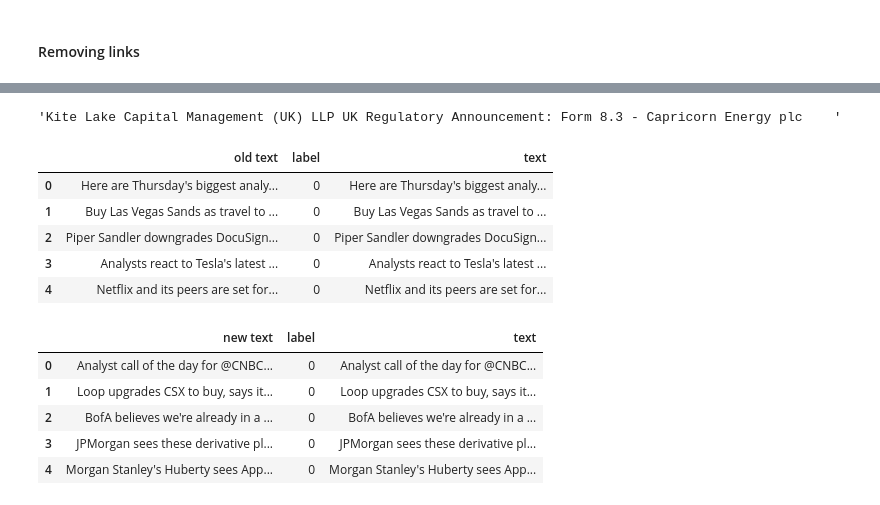
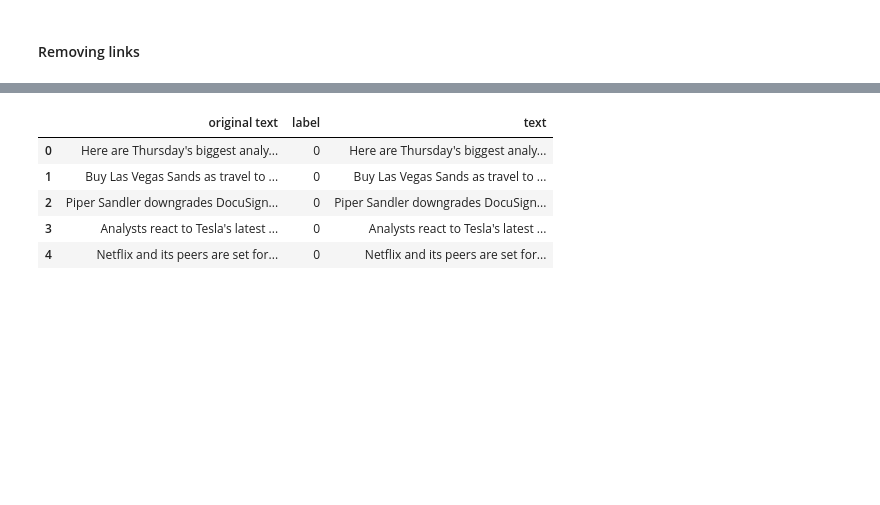
Before and after one commit to vincent-goldberg/w266-summer-2023, a Jupyter notebook: projectBackups/projectFiles/baselineAnalysis.ipynb, the cells around one changed output, grey strips where cells are left out. Saved outputs shown, nothing was run; the diff lists cells and outputs as text; code cells hidden in the pictures; blank space fills up the shorter version.

```diff
--- a/projectBackups/projectFiles/baselineAnalysis.ipynb
+++ b/projectBackups/projectFiles/baselineAnalysis.ipynb
@@ -126,9 +147,3 @@ t1
-# %%
-t2 = 'Kite Lake Capital Management (UK) LLP UK Regulatory Announcement: Form 8.3 - Capricorn Energy plc  https://t.co/RlQXQVjcrT  https://t.co/X0B2OO0eck'
-t3 = re.sub(r'http\S+','',t2)
-t3
-# %% [output]
-'Kite Lake Capital Management (UK) LLP UK Regulatory Announcement: Form 8.3 - Capricorn Energy plc    '
 # %%
 ## Function for removing links from text
 
@@ -156,24 +162,24 @@ clean_test_text = pd.DataFrame(clean_test_text, columns = ['Tweets'])
-# %%
-cleaned_train_data = pd.concat([raw_train_data.copy(), clean_train_text], axis = 1)
-cleaned_train_data.columns = ['old text', 'label', 'text']
-cleaned_test_data = pd.concat([raw_test_data.copy(), clean_test_text], axis = 1)
-cleaned_test_data.columns = ['old text', 'label', 'text']
-
-display(cleaned_train_data.head())
-display(cleaned_test_data.head())
-# %% [output]
-|  | old text | label | text |
-| 0 | Here are Thursday's biggest analy... | 0 | Here are Thursday's biggest analy... |
-| 1 | Buy Las Vegas Sands as travel to ... | 0 | Buy Las Vegas Sands as travel to ... |
-| 2 | Piper Sandler downgrades DocuSign... | 0 | Piper Sandler downgrades DocuSign... |
-| 3 | Analysts react to Tesla's latest ... | 0 | Analysts react to Tesla's latest ... |
-| 4 | Netflix and its peers are set for... | 0 | Netflix and its peers are set for... |
-|  | new text | label | text |
-| 0 | Analyst call of the day for @CNBC... | 0 | Analyst call of the day for @CNBC... |
-| 1 | Loop upgrades CSX to buy, says it... | 0 | Loop upgrades CSX to buy, says it... |
-| 2 | BofA believes we're already in a ... | 0 | BofA believes we're already in a ... |
-| 3 | JPMorgan sees these derivative pl... | 0 | JPMorgan sees these derivative pl... |
-| 4 | Morgan Stanley's Huberty sees App... | 0 | Morgan Stanley's Huberty sees App... |
+# %%
+# Removing links from train data
+clean_train_text = remove_links(raw_data['text'])
+
+# turning list into df
+clean_train_text = pd.DataFrame(clean_train_text, columns = ['Tweets'])
+
+# concatenating cleaned tweets with original df
+cleaned_train_data = pd.concat([raw_data, clean_train_text], axis=1)
+
+# relabeling column names
+cleaned_train_data.columns = ['original text', 'label', 'text']
+
+display(cleaned_train_data.head())
+# %% [output]
+|  | original text | label | text |
+| 0 | Here are Thursday's biggest analy... | 0 | Here are Thursday's biggest analy... |
+| 1 | Buy Las Vegas Sands as travel to ... | 0 | Buy Las Vegas Sands as travel to ... |
+| 2 | Piper Sandler downgrades DocuSign... | 0 | Piper Sandler downgrades DocuSign... |
+| 3 | Analysts react to Tesla's latest ... | 0 | Analysts react to Tesla's latest ... |
+| 4 | Netflix and its peers are set for... | 0 | Netflix and its peers are set for... |
 # %%
 ## Previewing cleaned tweets
 preview_random_sample(cleaned_train_data, sample_num = 5)
```
Also changed, not shown: parts of 25 cells of this notebook.
